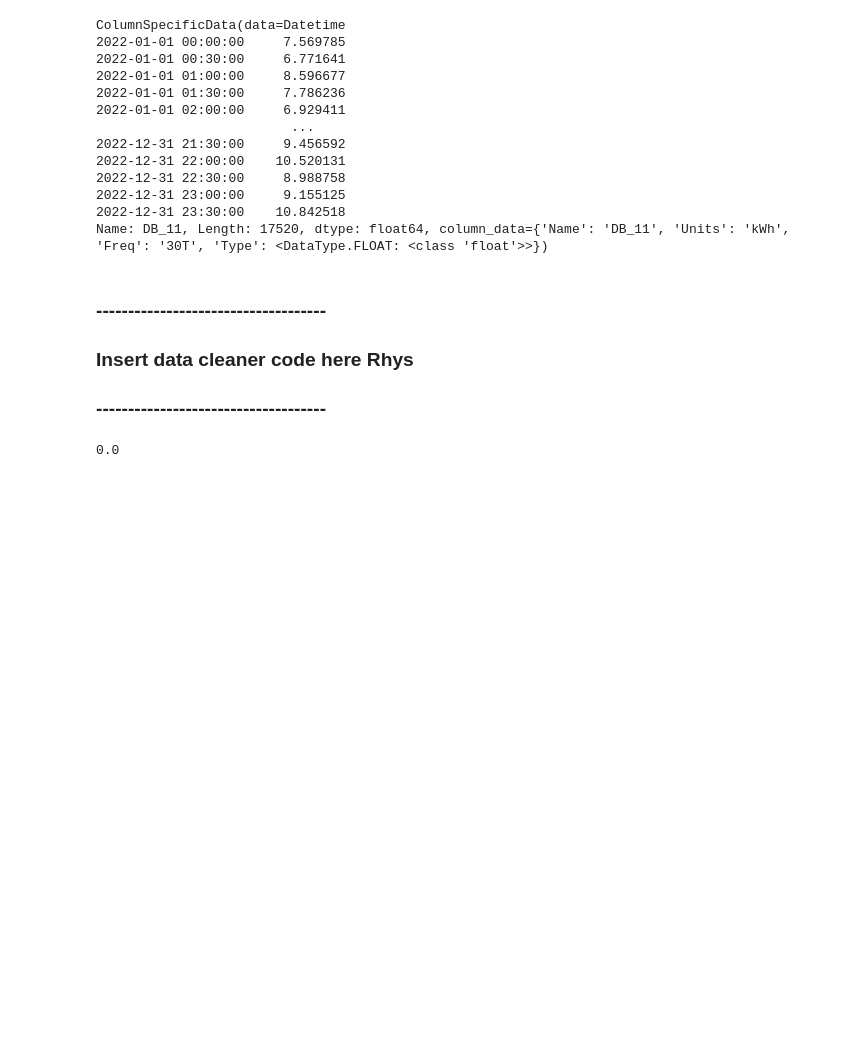
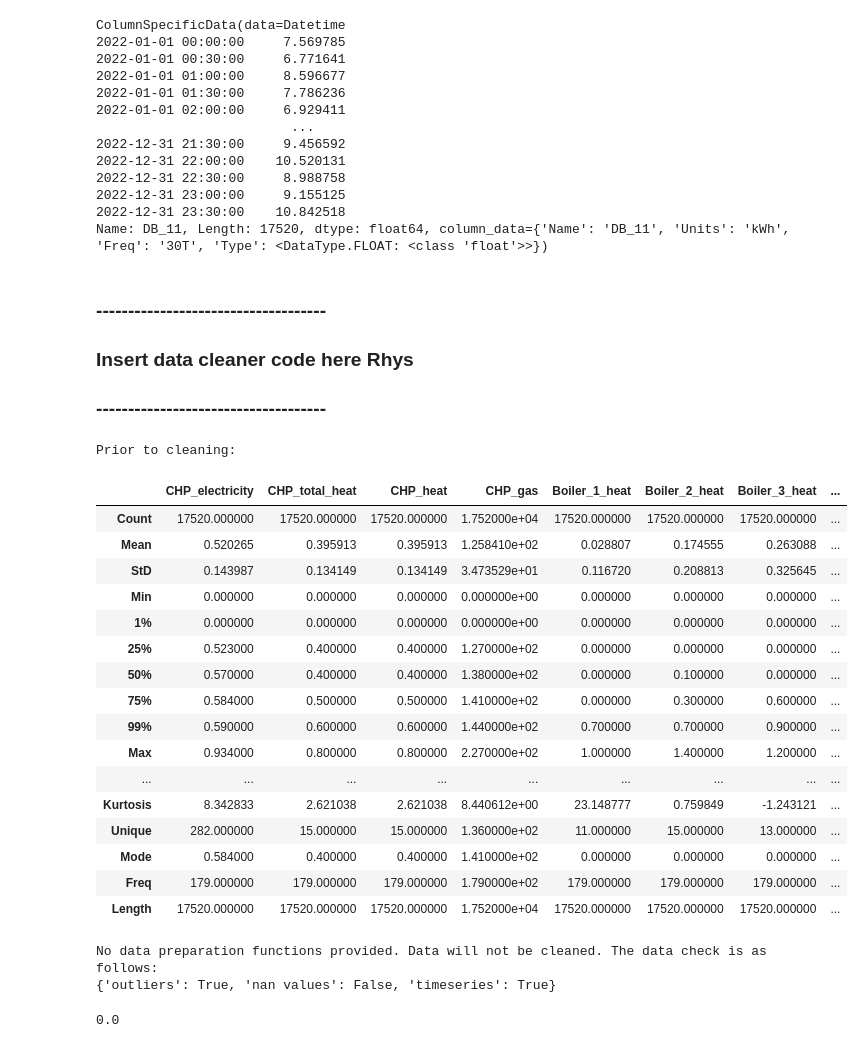
Before and after one commit to empowering-energy-solutions-ltd/e2sviz, a Jupyter notebook: notebooks/clean_demo.ipynb, the cells around one changed output. Saved outputs shown, nothing was run; the diff lists cells and outputs as text; code cells hidden in the pictures; blank space fills up the shorter version.

```diff
--- a/notebooks/clean_demo.ipynb
+++ b/notebooks/clean_demo.ipynb
@@ -139,6 +136,32 @@ dataf = dataf.loc[dataf.index.drop_duplicates()]
 ### ------------------------------------
 ### Insert data cleaner code here Rhys
 ### ------------------------------------
+# %%
+# cleaner_list = [dp.OutlierRemover().data_cleaner, dp.FillMissingData().data_cleaner]
+
+test = sdp.DataPrep(dataf,
+                    dp.check_dataset)
+# %% [output]
+Prior to cleaning:
+|  | CHP_electricity | CHP_total_heat | CHP_heat | CHP_gas | Boiler_1_heat | Boiler_2_heat | Boiler_3_heat | ... |
+| Count | 17520.000000 | 17520.000000 | 17520.000000 | 1.752000e+04 | 17520.000000 | 17520.000000 | 17520.000000 | ... |
+| Mean | 0.520265 | 0.395913 | 0.395913 | 1.258410e+02 | 0.028807 | 0.174555 | 0.263088 | ... |
+| StD | 0.143987 | 0.134149 | 0.134149 | 3.473529e+01 | 0.116720 | 0.208813 | 0.325645 | ... |
+| Min | 0.000000 | 0.000000 | 0.000000 | 0.000000e+00 | 0.000000 | 0.000000 | 0.000000 | ... |
+| 1% | 0.000000 | 0.000000 | 0.000000 | 0.000000e+00 | 0.000000 | 0.000000 | 0.000000 | ... |
+| 25% | 0.523000 | 0.400000 | 0.400000 | 1.270000e+02 | 0.000000 | 0.000000 | 0.000000 | ... |
+| 50% | 0.570000 | 0.400000 | 0.400000 | 1.380000e+02 | 0.000000 | 0.100000 | 0.000000 | ... |
+| 75% | 0.584000 | 0.500000 | 0.500000 | 1.410000e+02 | 0.000000 | 0.300000 | 0.600000 | ... |
+| 99% | 0.590000 | 0.600000 | 0.600000 | 1.440000e+02 | 0.700000 | 0.700000 | 0.900000 | ... |
+| Max | 0.934000 | 0.800000 | 0.800000 | 2.270000e+02 | 1.000000 | 1.400000 | 1.200000 | ... |
+| ... | ... | ... | ... | ... | ... | ... | ... | ... |
+| Kurtosis | 8.342833 | 2.621038 | 2.621038 | 8.440612e+00 | 23.148777 | 0.759849 | -1.243121 | ... |
+| Unique | 282.000000 | 15.000000 | 15.000000 | 1.360000e+02 | 11.000000 | 15.000000 | 13.000000 | ... |
+| Mode | 0.584000 | 0.400000 | 0.400000 | 1.410000e+02 | 0.000000 | 0.000000 | 0.000000 | ... |
+| Freq | 179.000000 | 179.000000 | 179.000000 | 1.790000e+02 | 179.000000 | 179.000000 | 179.000000 | ... |
+| Length | 17520.000000 | 17520.000000 | 17520.000000 | 1.752000e+04 | 17520.000000 | 17520.000000 | 17520.000000 | ... |
+No data preparation functions provided. Data will not be cleaned. The data check is as follows:
+{'outliers': True, 'nan values': False, 'timeseries': True}
 # %%
 chpqa_data_dict = {'column_1': {'Name': 'CHP_electricity',
                                   'Units': viz_schema.UnitsSchema.MWH,
```
Also changed, not shown: parts of 2 cells of this notebook.
